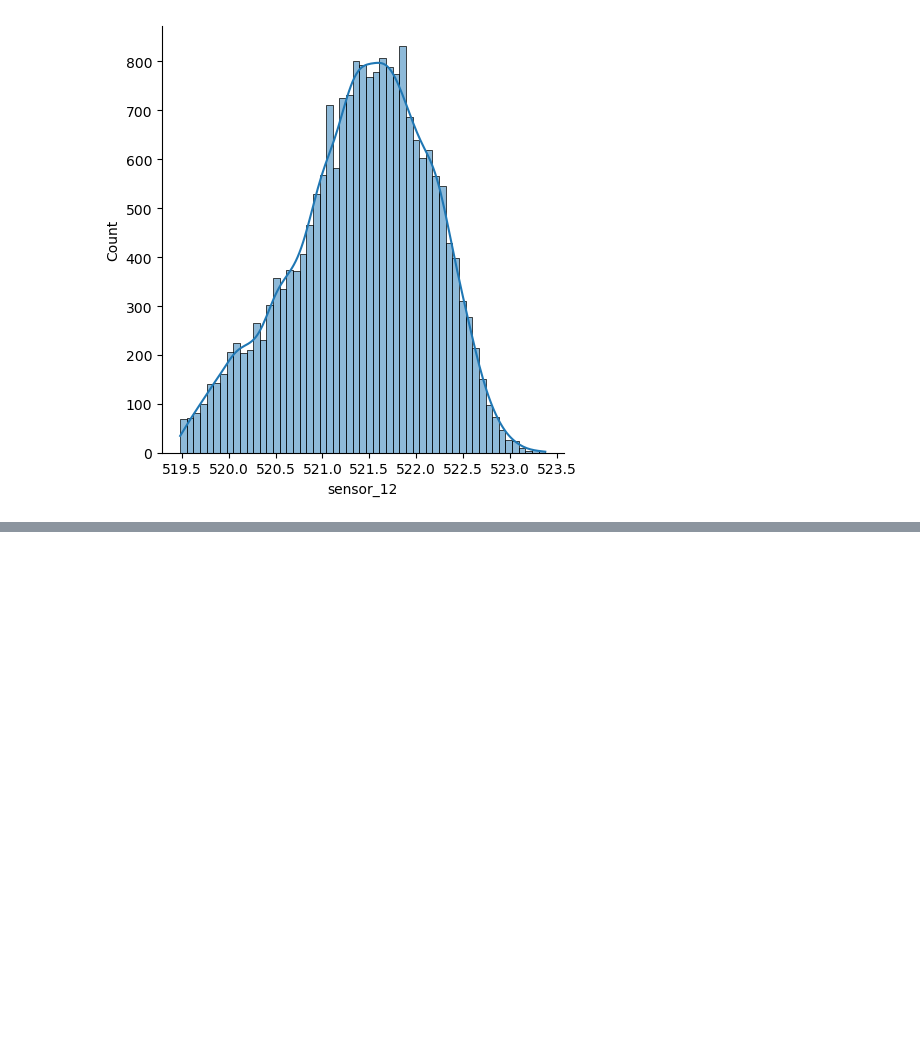
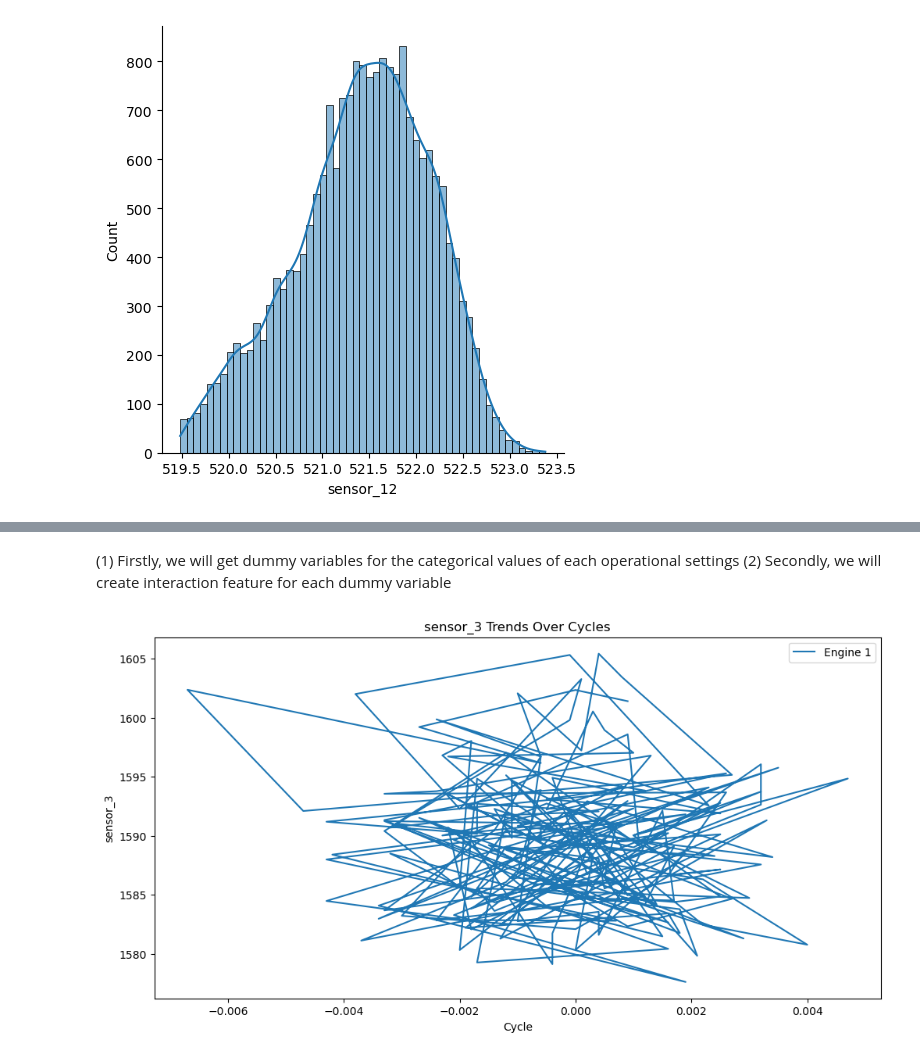
Before and after one commit to Mamoon018/TimeseriesProject, a Jupyter notebook: Notebook/EDA.ipynb, the cells around one changed output, grey strips where cells are left out. Saved outputs shown, nothing was run; the diff lists cells and outputs as text; code cells hidden in the pictures; blank space fills up the shorter version.

```diff
--- a/Notebook/EDA.ipynb
+++ b/Notebook/EDA.ipynb
@@ -642,0 +801,25 @@ sns.displot(train_df_clean3['sensor_12'], kde = True)
+# %% [markdown]
+(1) Firstly, we will get dummy variables for the categorical values of each operational settings
+(2) Secondly, we will create interaction feature for each dummy variable
+# %%
+
+
+# Example: Plot sensor trends for a few engines
+def plot_sensor_trends(df, engine_ids, sensor_col):
+    plt.figure(figsize=(12, 6))
+    for engine_id in engine_ids:
+        engine_data = df[df['unit_number'] == engine_id]
+        plt.plot(engine_data['ops_1'], engine_data[sensor_col], label=f'Engine {engine_id}')
+    plt.xlabel('Cycle')
+    plt.ylabel(sensor_col)
+    plt.title(f'{sensor_col} Trends Over Cycles')
+    plt.legend()
+    plt.show()
+
+# Example usage
+plot_sensor_trends(train_df, engine_ids=[1], sensor_col='sensor_3')
+
+
+# I dont think checking with respect to engine can make any sense or will be efficient approach.
+# %% [output]
+[figure, added]
```
Also changed, not shown: parts of 35 cells of this notebook.
